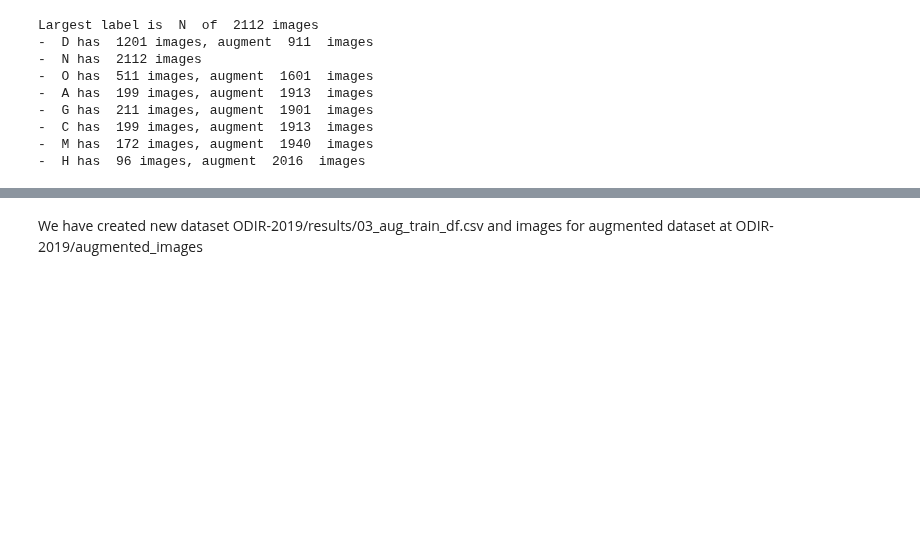
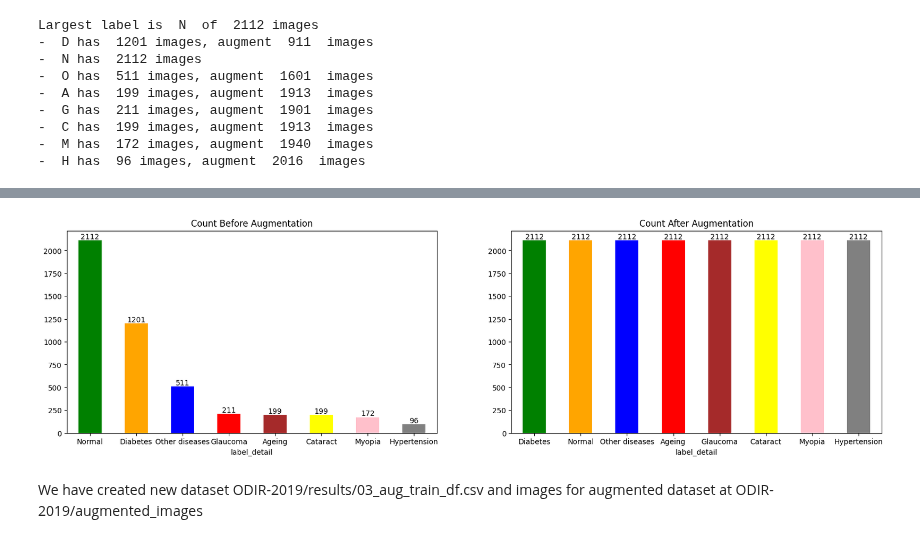
Before and after one commit to raymondsamalo/ITI123-GenerativeAIDeepLearningProject, a Jupyter notebook: 03_ODIR-2019-ImageAugmentation.ipynb, the cells around one changed output, grey strips where cells are left out. Saved outputs shown, nothing was run; the diff lists cells and outputs as text; code cells hidden in the pictures; blank space fills up the shorter version.

Commit message:
augmentation update

```diff
--- a/03_ODIR-2019-ImageAugmentation.ipynb
+++ b/03_ODIR-2019-ImageAugmentation.ipynb
@@ -238,2 +249,23 @@ aug_df.head()
+# %%
+counts=train_df['label_detail'].value_counts()
+plt.figure(figsize=(20,5))
+plt.subplot(1,2,1)
+counts.plot.bar(color=['green','orange','blue','red','brown','yellow','pink','gray'])
+plt.title("Count Before Augmentation")
+plt.xticks(rotation=0) # Keeps x-axis labels horizontal
+# Optional: Add value labels on top of the bars
+for index, value in enumerate(counts):
+    plt.text(index, value + 0.1, str(value), ha='center', va='bottom')
+
+counts=aug_df['label_detail'].value_counts()
+plt.subplot(1,2,2)
+counts.plot.bar(color=['green','orange','blue','red','brown','yellow','pink','gray'])
+plt.title("Count After Augmentation")
+plt.xticks(rotation=0) # Keeps x-axis labels horizontal
+# Optional: Add value labels on top of the bars
+for index, value in enumerate(counts):
+    plt.text(index, value + 0.1, str(value), ha='center', va='bottom')
+# %% [output]
+[figure, added]
 # %% [markdown]
 We have created new dataset ODIR-2019/results/03_aug_train_df.csv and images for augmented dataset at ODIR-2019/augmented_images
```
Also changed, not shown: parts of 1 cell of this notebook.
